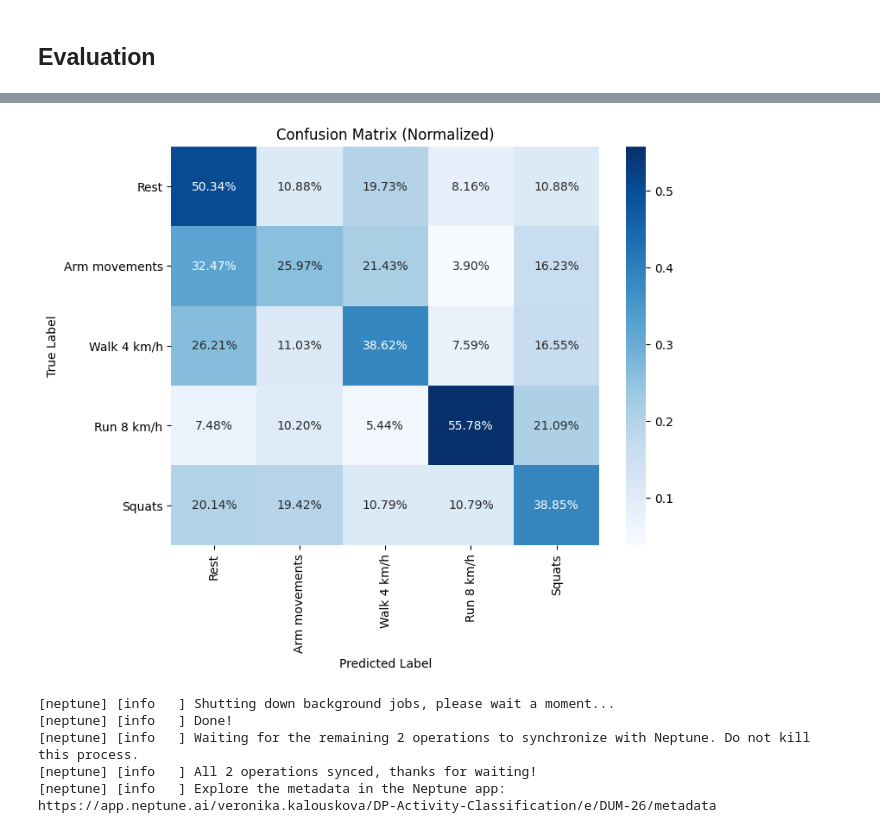
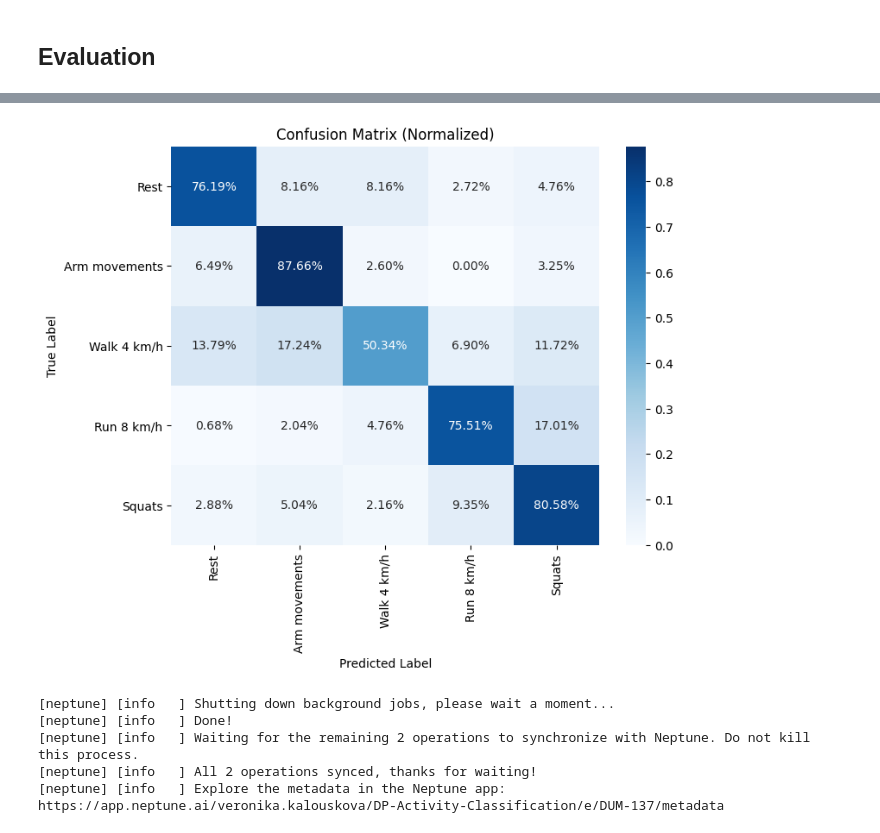
Before and after one commit to kalouskova/DP, a Jupyter notebook: src/impl/Automatic_artefact_detecion.ipynb, the cells around one changed output, grey strips where cells are left out. Cells and saved outputs as stored; diff of their text form; code cells hidden in the pictures.

Commit message:
added convolutional model for activity type ype classification

```diff
--- a/src/impl/Automatic_artefact_detecion.ipynb
+++ b/src/impl/Automatic_artefact_detecion.ipynb
@@ -205,0 +268,8 @@ X_train, X_test, y_train_act, y_test_act = train_test_split(X, y_activity, test_
+# %%
+# Train test split for FFT frequencies dataset
+X = df_fft.drop(target_columns, axis=1).copy()
+
+X_train_fft, X_test_fft, _, _ = train_test_split(X, y_activity, test_size=0.2, random_state=40)
+# X_train_fft, X_test_fft, _, _ = train_test_split(X, y_activity, test_size=0.2, random_state=40)
+
+X_train_fft
@@ -216,14 +310,30 @@ Possible parameter options:
 # %%
 params = {
-    'epochs': 100,
+    'epochs': 20,
     'batch_size': 16,
-    'learning_rate': 0.0001,
-    'dropout': 0.0,
+    'learning_rate': 0.001,
+    'dropout': 0.3,
     'optimizer': 'Adam',
     'hidden_activation': 'relu',
     'output_activation': 'softmax',
     'loss': 'categorical_crossentropy',
-    'metric': 'accuracy'
+    'metric': 'accuracy',
+    'weight_decay': 0
 }
+# %%
+'''
+    Custom learning rate schedule function, reduces learning rate based on epoch number
+'''
+def lr_schedule(epoch):
+    initial_lr = params['learning_rate']
+
+    # Use initial learning rate for the first 10 epochs
+    if epoch < 10:
+        return initial_lr
+    # Modify the learning rate by a factor after 10 epochs
+    else:
+        return initial_lr * 0.2
+
+lr_scheduler = LearningRateScheduler(lr_schedule)
 # %%
 '''
@@ -299,12 +481,12 @@ run['parameters'] = params
 # Log model summary and architecture into Neptune
 neptune_callback = NeptuneCallback(run=run)
 
-history = model.fit(X_train,
+history = model.fit([X_train, X_train_fft],
                     y_train_act_enc,
                     epochs = params['epochs'],
                     batch_size = params['batch_size'],
                     validation_split=0.1,
-                    callbacks=[neptune_callback]
+                    callbacks=[neptune_callback, lr_scheduler]
                    )
 
 # Log model architecture and weights into Neptune
@@ -332,7 +514,7 @@ Epoch 100/100
 # %% [markdown]
 ## Evaluation
 # %%
-preds_act = model.predict(X_test)
+preds_act = model.predict([X_test, X_test_fft])
 y_pred_act = np.argmax(preds_act, axis=1)
 
 accuracy = accuracy_score(y_test_act, y_pred_act)
@@ -349,9 +531,9 @@ run.stop()
-[figure, old version]
+[figure, new version]
 [neptune] [info   ] Shutting down background jobs, please wait a moment...
 [neptune] [info   ] Done!
 [neptune] [info   ] Waiting for the remaining 2 operations to synchronize with Neptune. Do not kill this process.
 [neptune] [info   ] All 2 operations synced, thanks for waiting!
-[neptune] [info   ] Explore the metadata in the Neptune app: https://app.neptune.ai/veronika.kalouskova/DP-Activity-Classification/e/DUM-26/metadata
+[neptune] [info   ] Explore the metadata in the Neptune app: https://app.neptune.ai/veronika.kalouskova/DP-Activity-Classification/e/DUM-137/metadata
 # %%
 plot_metrics(history, 'loss')
 plot_metrics(history, 'accuracy')
```
Also changed, not shown: parts of 19 cells of this notebook, 55 other files.
